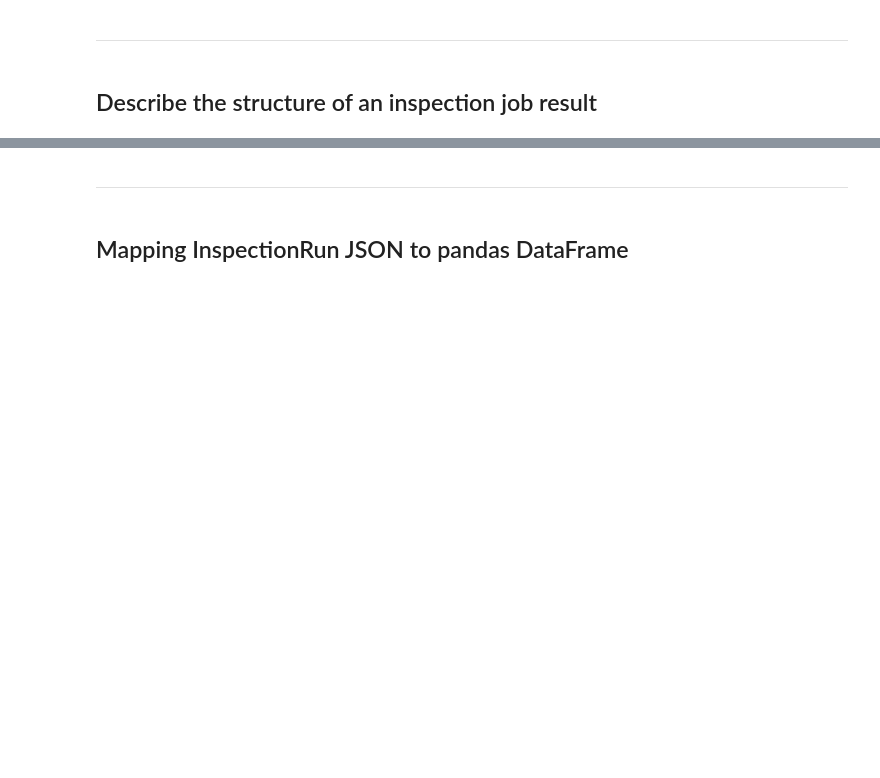
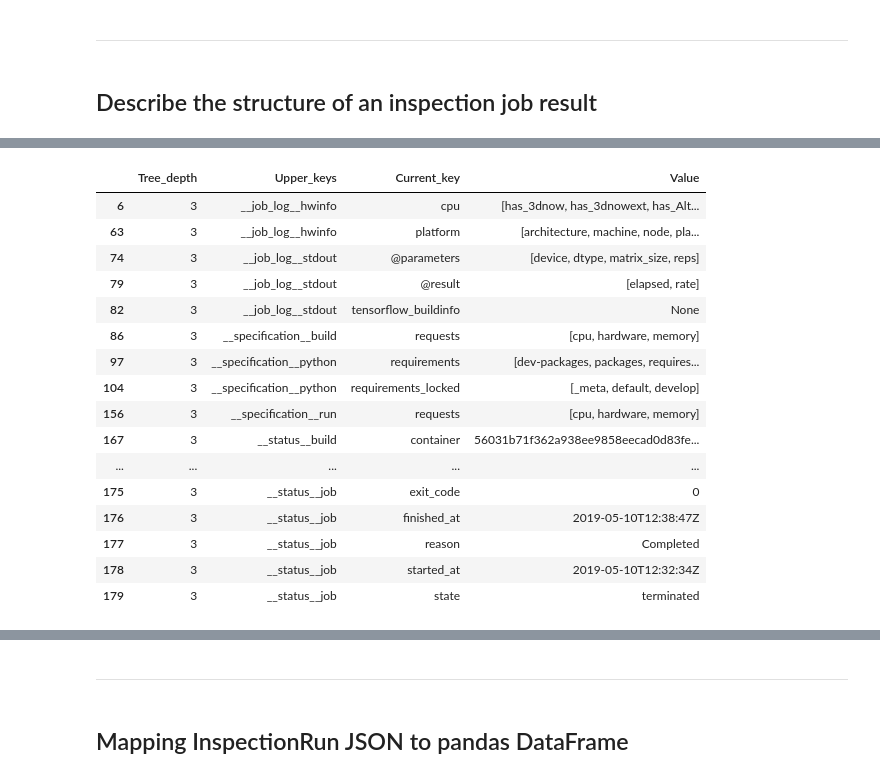
Before and after one commit to thoth-station/notebooks, a Jupyter notebook: notebooks/development/Amun InspectionRun Analysis .ipynb, the cells around one changed output, grey strips where cells are left out. Saved outputs shown, nothing was run; the diff lists cells and outputs as text; code cells hidden in the pictures; blank space fills up the shorter version.

```diff
--- a/notebooks/development/Amun InspectionRun Analysis .ipynb
+++ b/notebooks/development/Amun InspectionRun Analysis .ipynb
@@ -59,3 +54,41 @@ inspection_store.connect()
 ---
 # %% [markdown]
 ## Describe the structure of an inspection job result
+# %%
+import pandas as pd
+pd.set_option('max_colwidth', 800)
+# %%
+def extract_structure_json(input_json, upper_key: str, level: int, json_structure):
+    """Convert a json file structure into a nested list showing keys depths"""
+    level += 1
+    for key in input_json.keys():
+        if type(input_json[key]) is dict:
+            json_structure.append([level, upper_key, key, [k for k in input_json[key].keys()]])
+
+            extract_structure_json(input_json[key], f"{upper_key}__{key}", level, json_structure)
+        else:
+            json_structure.append([level, upper_key, key, input_json[key]])
+    return json_structure
+
+def filter_dataframe(json_pandas, filter_df):
+    """Filter the dataframe for a certain key, combination of keys or for a tree depth"""
+    if type(filter_df) is str:
+        available_keys = set(df["Current_key"].values)
+        available_combined_keys = set(df["Upper_keys"].values)
+        if filter_df in available_keys or filter_df in available_combined_keys:
+            ndf = df[df["Upper_keys"].str.contains(filter_df)]
+        else:
+            print("The key is not in the json")
+            ndf = "". join([f"The available keys are (WARNING: Some of the keys have no leafs): {available_keys} ", f"The available combined keys are: {available_combined_keys}"])
+
+    elif type(filter_df) is int:
+        max_depth = df["Tree_depth"].max()
+        if filter_df <= max_depth:
+            ndf = df[df["Tree_depth"] == filter_df]
+        else:
+            ndf = f"The maximum tree depth available is: {max_depth}"
+    return ndf
+# %%
+#Create the dataframe
+df = pd.DataFrame(extract_structure_json(doc,"", 0, []))
+df.columns = ["Tree_depth", "Upper_keys", "Current_key", "Value"]
@@ -61,0 +125,20 @@ inspection_store.connect()
+# %%
+filter_dataframe(df, 3)
+# %% [output]
+|  | Tree_depth | Upper_keys | Current_key | Value |
+| 6 | 3 | __job_log__hwinfo | cpu | [has_3dnow, has_3dnowext, has_Alt... |
+| 63 | 3 | __job_log__hwinfo | platform | [architecture, machine, node, pla... |
+| 74 | 3 | __job_log__stdout | @parameters | [device, dtype, matrix_size, reps] |
+| 79 | 3 | __job_log__stdout | @result | [elapsed, rate] |
+| 82 | 3 | __job_log__stdout | tensorflow_buildinfo | None |
+| 86 | 3 | __specification__build | requests | [cpu, hardware, memory] |
+| 97 | 3 | __specification__python | requirements | [dev-packages, packages, requires... |
+| 104 | 3 | __specification__python | requirements_locked | [_meta, default, develop] |
+| 156 | 3 | __specification__run | requests | [cpu, hardware, memory] |
+| 167 | 3 | __status__build | container | 56031b71f362a938ee9858eecad0d83fe... |
+| ... | ... | ... | ... | ... |
+| 175 | 3 | __status__job | exit_code | 0 |
+| 176 | 3 | __status__job | finished_at | 2019-05-10T12:38:47Z |
+| 177 | 3 | __status__job | reason | Completed |
+| 178 | 3 | __status__job | started_at | 2019-05-10T12:32:34Z |
+| 179 | 3 | __status__job | state | terminated |
```
Also changed, not shown: parts of 7 cells of this notebook, 1 other file.
